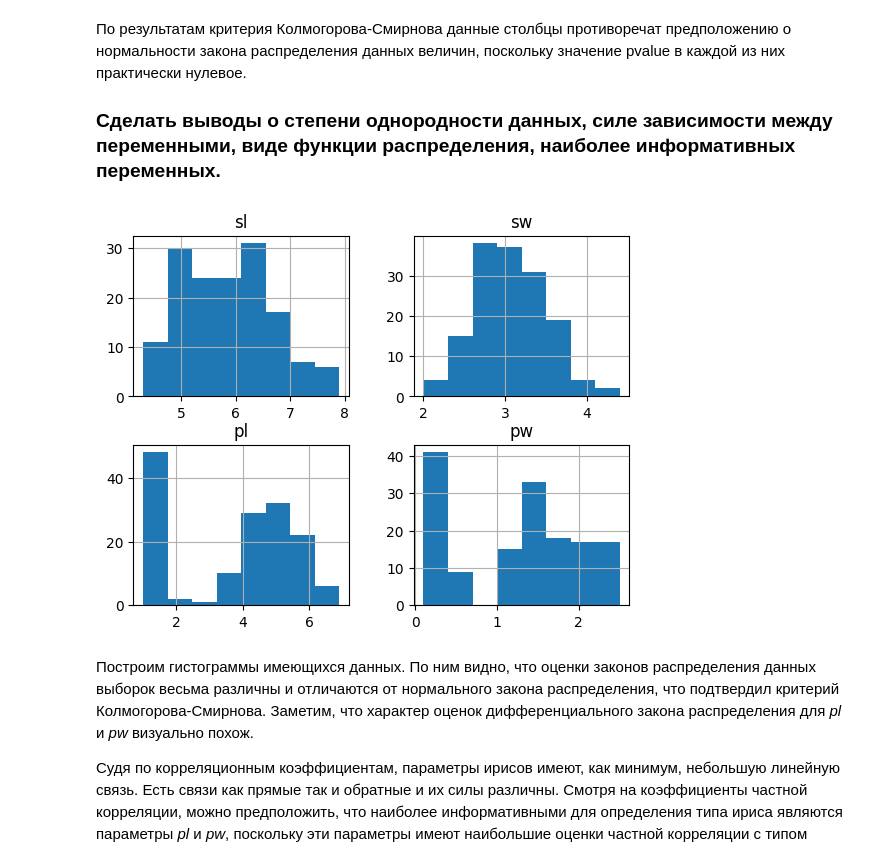
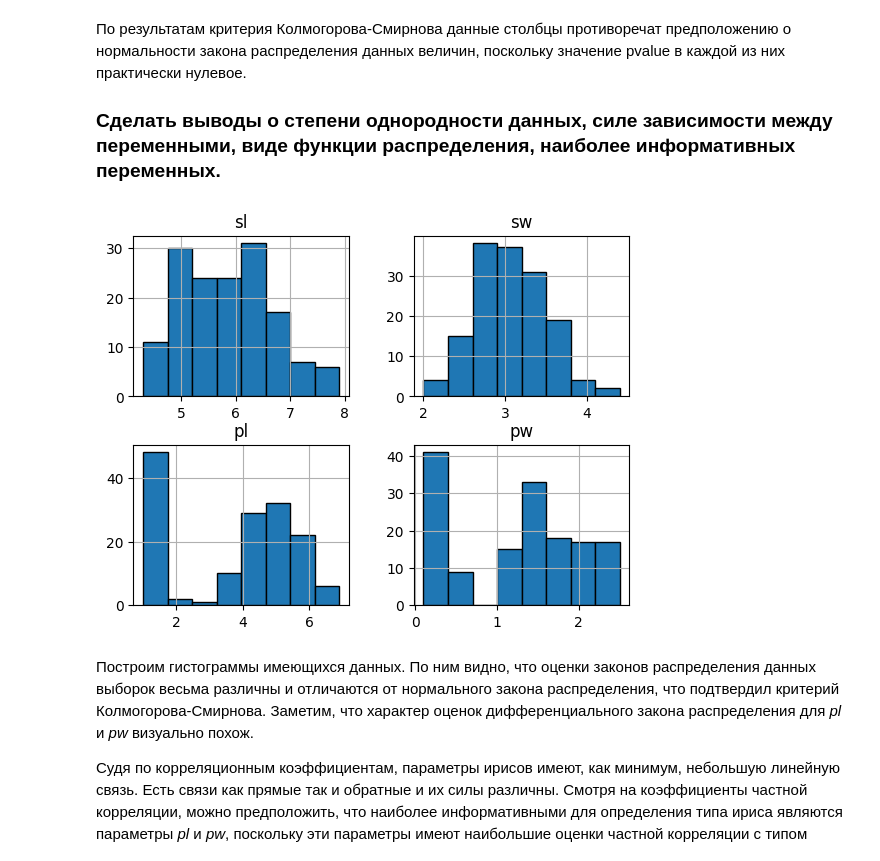
Before and after one commit to ZOaZOaZoa/IAD_lab01, a Jupyter notebook: lab01.ipynb, the cells around one changed output. Saved outputs shown, nothing was run; the diff lists cells and outputs as text; code cells hidden in the pictures.

```diff
--- a/lab01.ipynb
+++ b/lab01.ipynb
@@ -144,10 +144,10 @@ for elem in kstest_res:
 
 ### Сделать выводы о степени однородности данных, силе зависимости между переменными, виде функции распределения, наиболее информативных переменных.
 # %%
-iris_pd.iloc[:,:-1].hist(bins = 8)
+iris_pd.iloc[:,:-1].hist(bins = 8, edgecolor='black')
 plt.show()
 # %% [output]
-[figure, old version]
+[figure, new version]
 # %% [markdown]
 Построим гистограммы имеющихся данных. По ним видно, что оценки законов распределения данных выборок весьма различны и отличаются от нормального закона распределения, что подтвердил критерий Колмогорова-Смирнова. Заметим, что характер оценок дифференциального закона распределения для *pl* и *pw* визуально похож.
 
```
Also changed, not shown: parts of 11 cells of this notebook, 1 other file.
